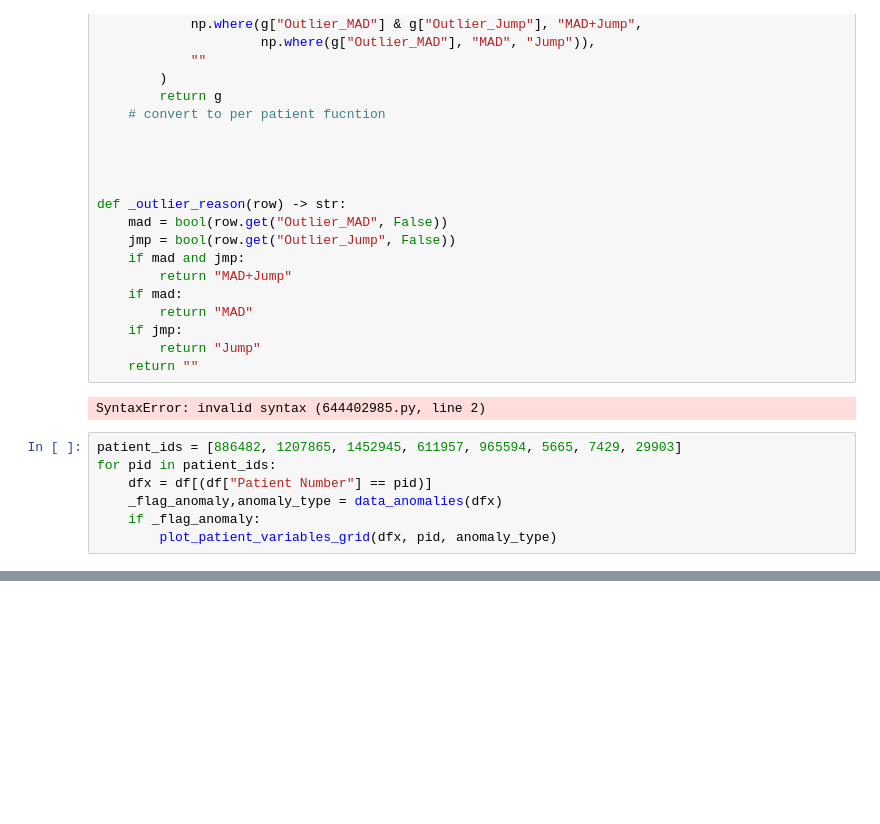
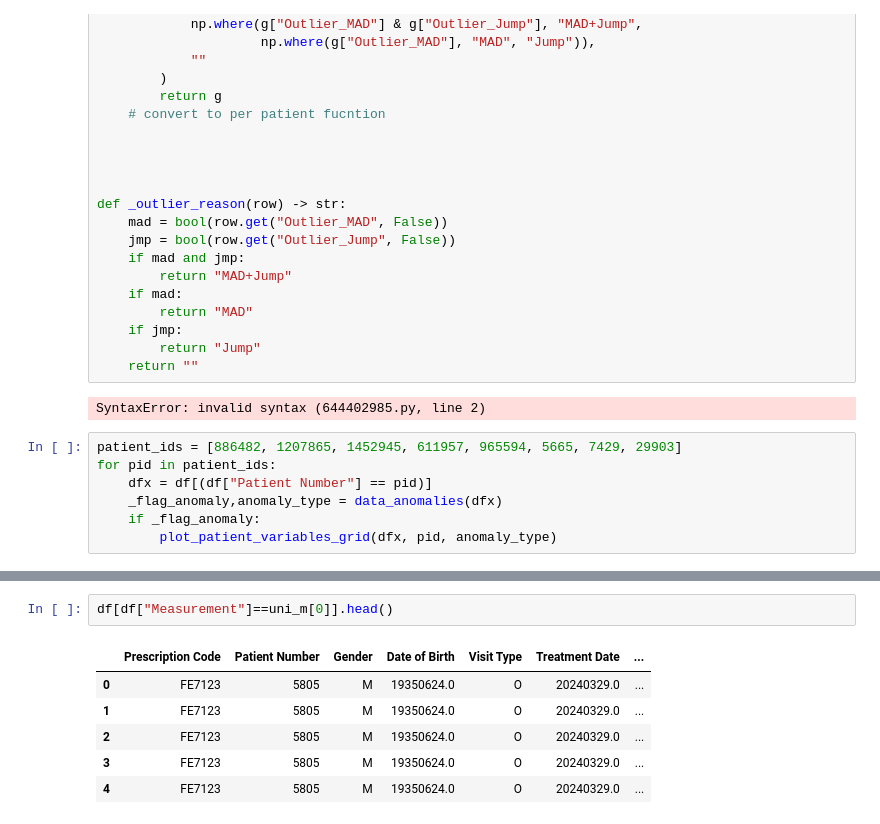
Before and after one commit to shayhan-ameen/copd, a Jupyter notebook: notebooks/250825_ploting_and_outlier.ipynb, the cells around one changed output, grey strips where cells are left out. Cells and saved outputs as stored; diff of their text form; blank space fills up the shorter version.

```diff
--- a/notebooks/250825_ploting_and_outlier.ipynb
+++ b/notebooks/250825_ploting_and_outlier.ipynb
@@ -1124,0 +1368,9 @@ for pid in patient_ids:
+# %%
+df[df["Measurement"]==uni_m[0]].head()
+# %% [output]
+|  | Prescription Code | Patient Number | Gender | Date of Birth | Visit Type | Treatment Date | ... |
+| 0 | FE7123 | 5805 | M | 19350624.0 | O | 20240329.0 | ... |
+| 1 | FE7123 | 5805 | M | 19350624.0 | O | 20240329.0 | ... |
+| 2 | FE7123 | 5805 | M | 19350624.0 | O | 20240329.0 | ... |
+| 3 | FE7123 | 5805 | M | 19350624.0 | O | 20240329.0 | ... |
+| 4 | FE7123 | 5805 | M | 19350624.0 | O | 20240329.0 | ... |
```
Also changed, not shown: parts of 28 cells of this notebook, 9 other files.
